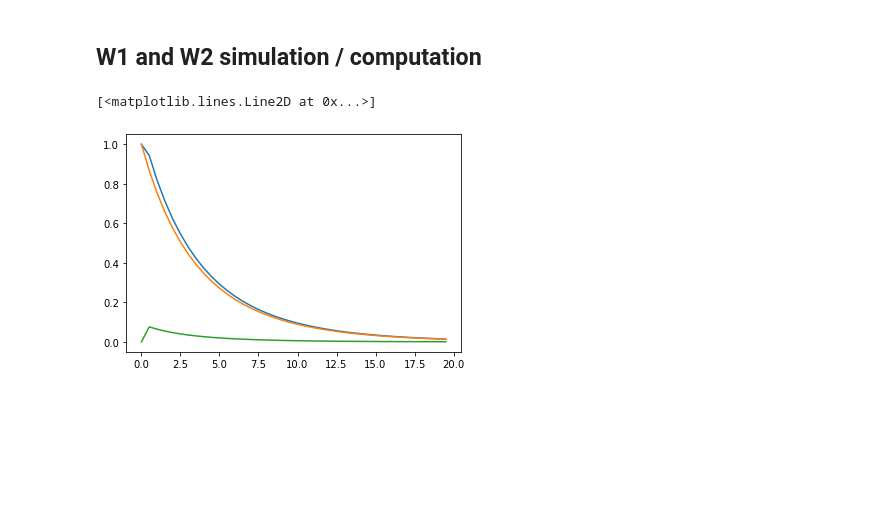
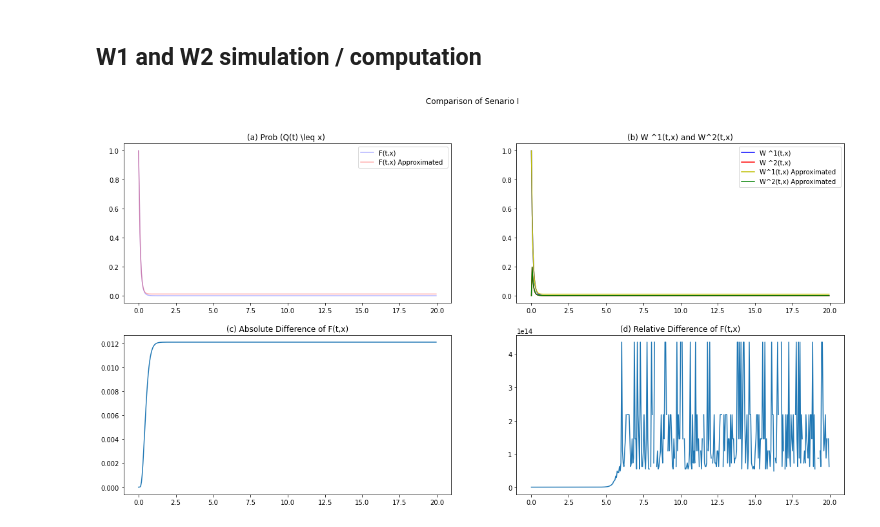
Before and after one commit to krushangv/ReliabilityResearch, a Jupyter notebook: SimulateQ.ipynb, the cells around one changed output. Saved outputs shown, nothing was run; the diff lists cells and outputs as text; code cells hidden in the pictures; blank space fills up the shorter version.

```diff
--- a/SimulateQ.ipynb
+++ b/SimulateQ.ipynb
@@ -394,9 +409,10 @@ def FQ(lam , mu , r0 , r1 , x , Senario='o' , Order=1 , t_n=20 , dt=0.5):
     # lambda
     K = lambda t: (( t + 2 * b * x ) / t ) ** (1/2)
 
-    I_0 = BI (0 , Senario)
-    I_1 = BI (1 , Senario)
-    I_2 = BI (2 , Senario)
+    I_0 = BI (0 , Order, Senario)
+    I_1 = BI (1 , Order, Senario)
+    I_2 = BI (2 , Order, Senario)
+
 
     Convol_left = lambda t: math.exp( (lam + mu) * t )
 
@@ -438,14 +454,3 @@ def FQ(lam , mu , r0 , r1 , x , Senario='o' , Order=1 , t_n=20 , dt=0.5):
     W = np.array(F_0) + np.array(F_1)
 
     return W, F_0, F_1
-
-import matplotlib.pyplot as plt
-W, F0, F1 = FQ(0.4, 1.3, -1, 20, 5)
-vec = [i for i in range(0, round(20/0.5))]
-vec = [i/2 for i in vec]
-plt.plot(vec, W)
-plt.plot(vec, F0)
-plt.plot(vec, F1)
-# %% [output]
-[<matplotlib.lines.Line2D at 0x...>]
-[figure, removed]
@@ -451,0 +490,55 @@ plt.plot(vec, F1)
+# %%
+import numpy as np
+
+Lambda_est = [1.3 ,0.4]
+R =[ -1 , 4]
+x_fix = 1
+dt = 0.05
+t_n = 20
+t = range(0, int(t_n/dt))
+t = np.array(t) * np.array([dt])
+t = np.ndarray.tolist(t)
+
+F , W_1 , W_2  = FQ( Lambda_est[0] , Lambda_est[1] , R[0] , R[1] , x_fix , 'o' , 1 , t_n , dt)
+F_PS , W_1PS , W_2PS = FQ( Lambda_est[0] , Lambda_est[1] , R[0] , R[1], x_fix ,'p' , 1 , t_n , dt )
+F_AS , W_1AS , W_2AS = FQ( Lambda_est[0] , Lambda_est[1] , R[0] , R[1], x_fix ,'a' , 1 , t_n , dt )
+F_C , W_1C , W_2C = FQ( Lambda_est[0] , Lambda_est[1] , R[0] , R[1] , x_fix , 'c' , 1 , t_n , dt )
+F_M , W_1M , W_2M = MonteCarloSimulationFQ( Lambda_est[0] , Lambda_est[1] , R[0] , R[1] , x_fix , t_n , dt )
+# %%
+import matplotlib.pyplot as plt
+# Senario I
+# F vs PS
+
+fig, ((ax1, ax2), (ax3, ax4)) = plt.subplots(2, 2, figsize=(20, 10))
+fig.suptitle('Comparison of Senario I')
+line1, = ax1.plot(t , F, 'b', alpha=0.3)
+line2, = ax1.plot(t , F_PS, 'r', alpha=0.3 )
+ax1.set_title('(a) Prob (Q(t) \leq x) ')
+ax1.legend ([line1, line2],['F(t,x)','F(t,x) Approximated '])
+# axis ([0 ,20 ,0 ,1])
+
+
+line1, =ax2.plot (t , W_1  ,'b')
+line2, =ax2.plot (t , W_2  ,'r')
+line3, =ax2.plot (t , W_1PS ,'y')
+line4, =ax2.plot (t , W_2PS ,'g')
+ax2.set_title ('(b) W ^1(t,x) and W^2(t,x)')
+ax2.legend ((line1, line2, line3, line4), ('W ^1(t,x)','W ^2(t,x)','W^1(t,x) Approximated ','W^2(t,x) Approximated'))
+# axis ([0 ,20 ,0 ,1])
+
+
+ax3.plot (t , abs ( F - F_PS ) )
+ax3.set_title ('(c) Absolute Difference of F(t,x)')
+# axis ([0 ,20])
+
+ax4.plot (t ,( abs ( F_PS - F ) / F  ) )
+ax4.set_title ('(d) Relative Difference of F(t,x)')
+
+# Distance
+L1_I = sum ( abs ( F  - F_PS  ) * dt )
+L2_I =  ( sum ((( F  - F_PS  )**2) * dt ) )**(0.5)
+Linf_I = np.max(np.array( abs ( F  - F_PS  ) * dt) )
+Lmean_I = np.mean(np.array( abs ( F  - F_PS  ) * dt) )
+L_I =[ L1_I, L2_I, Linf_I, Lmean_I ]
+# %% [output]
+[figure, added]
```
Also changed, not shown: parts of 9 cells of this notebook.
